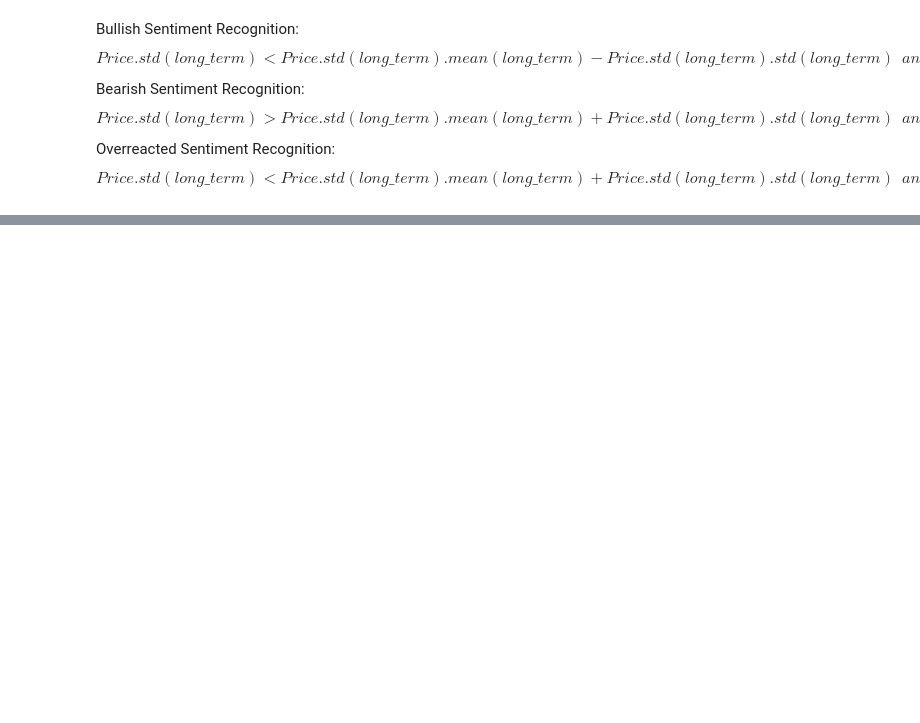
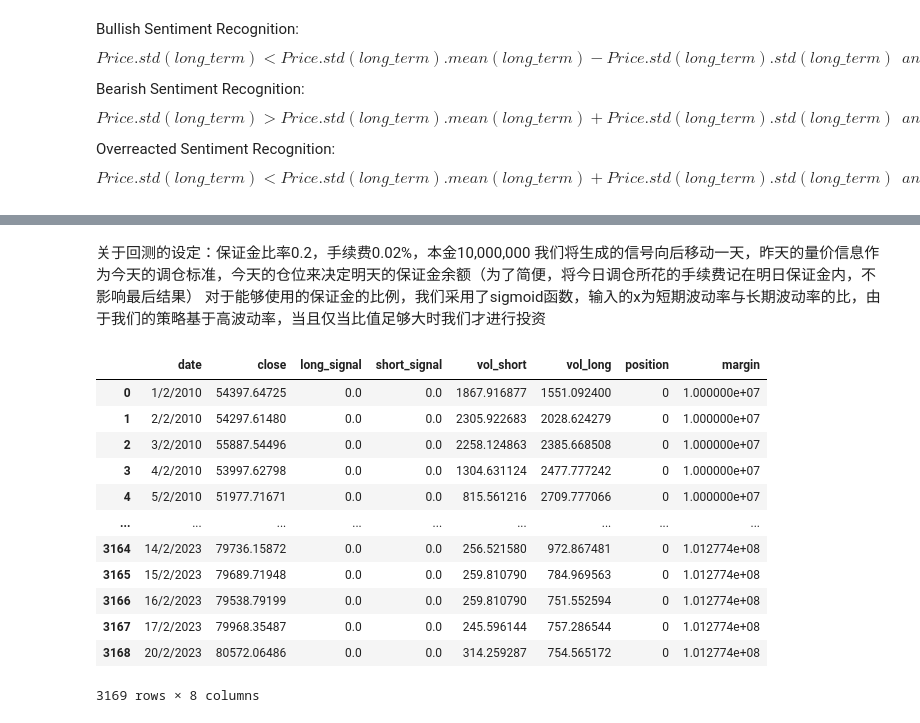
Before and after one commit to TonyWang23/CTA_Copper, a Jupyter notebook: volatility_strategy.ipynb, the cells around one changed output, grey strips where cells are left out. Cells and saved outputs as stored; diff of their text form; code cells hidden in the pictures; blank space fills up the shorter version.

```diff
--- a/volatility_strategy.ipynb
+++ b/volatility_strategy.ipynb
@@ -103,3 +78,51 @@ data
+# %% [markdown]
+关于回测的设定：保证金比率0.2，手续费0.02%，本金10,000,000
+我们将生成的信号向后移动一天，昨天的量价信息作为今天的调仓标准，今天的仓位来决定明天的保证金余额（为了简便，将今日调仓所花的手续费记在明日保证金内，不影响最后结果）
+对于能够使用的保证金的比例，我们采用了sigmoid函数，输入的x为短期波动率与长期波动率的比，由于我们的策略基于高波动率，当且仅当比值足够大时我们才进行投资
+# %%
+
+#todya's signal is based on yesterday's data,and margin at the end of tommorw is only based on today's signal
+data[['long_signal','short_signal','vol_short','vol_long']]=data[['long_signal','short_signal','vol_short','vol_long']].shift(1)
+data['position']=0
+data['margin']=10000000
+margin_ratio=0.2
+commission=0.0002
+data=data.dropna()
+data=data.reset_index(drop=True)
+#avoid SettingWithCopyWarning
+for i in range(1,data.shape[0]-1):
+    invest_ratio=1/(1+np.exp(-data['vol_short'].iloc[i]/data['vol_long'].iloc[i]))
+    if invest_ratio<0.6:
+        position=0
+        data.loc[i+1,'margin']=data['margin'].iloc[i]
+    else:
+        if data['long_signal'].iloc[i]==1:
+            position=int(data['margin'].iloc[i]*invest_ratio/margin_ratio/data['close'].iloc[i])
+            data.loc[i+1,'margin']=data['margin'].iloc[i]+position*(data['close'].iloc[i+1]-data['close'].iloc[i])-commission*np.abs(position-data['position'].iloc[i-1])* data['close'].iloc[i]
+        elif data['short_signal'].iloc[i]==1:
+            position=-int(data['margin'].iloc[i]*invest_ratio/margin_ratio/data['close'].iloc[i])
+            data.loc[i+1,'margin']=data['margin'].iloc[i]+position*(data['close'].iloc[i+1]-data['close'].iloc[i])-commission*np.abs(position-data['position'].iloc[i-1])* data['close'].iloc[i]
+        else:
+            position=0
+            data.loc[i+1,'margin']=data['margin'].iloc[i]
+
+    data.loc[i,'position']=position
+
+data
+# %% [output]
+|  | date | close | long_signal | short_signal | vol_short | vol_long | position | margin |
+| 0 | 1/2/2010 | 54397.64725 | 0.0 | 0.0 | 1867.916877 | 1551.092400 | 0 | 1.000000e+07 |
+| 1 | 2/2/2010 | 54297.61480 | 0.0 | 0.0 | 2305.922683 | 2028.624279 | 0 | 1.000000e+07 |
+| 2 | 3/2/2010 | 55887.54496 | 0.0 | 0.0 | 2258.124863 | 2385.668508 | 0 | 1.000000e+07 |
+| 3 | 4/2/2010 | 53997.62798 | 0.0 | 0.0 | 1304.631124 | 2477.777242 | 0 | 1.000000e+07 |
+| 4 | 5/2/2010 | 51977.71671 | 0.0 | 0.0 | 815.561216 | 2709.777066 | 0 | 1.000000e+07 |
+| ... | ... | ... | ... | ... | ... | ... | ... | ... |
+| 3164 | 14/2/2023 | 79736.15872 | 0.0 | 0.0 | 256.521580 | 972.867481 | 0 | 1.012774e+08 |
+| 3165 | 15/2/2023 | 79689.71948 | 0.0 | 0.0 | 259.810790 | 784.969563 | 0 | 1.012774e+08 |
+| 3166 | 16/2/2023 | 79538.79199 | 0.0 | 0.0 | 259.810790 | 751.552594 | 0 | 1.012774e+08 |
+| 3167 | 17/2/2023 | 79968.35487 | 0.0 | 0.0 | 245.596144 | 757.286544 | 0 | 1.012774e+08 |
+| 3168 | 20/2/2023 | 80572.06486 | 0.0 | 0.0 | 314.259287 | 754.565172 | 0 | 1.012774e+08 |
+3169 rows × 8 columns
 # %%
 long_date=data[(data['long_signal']==1)]
 short_date=data[(data['short_signal']==1)]
```
Also changed, not shown: parts of 12 cells of this notebook.
